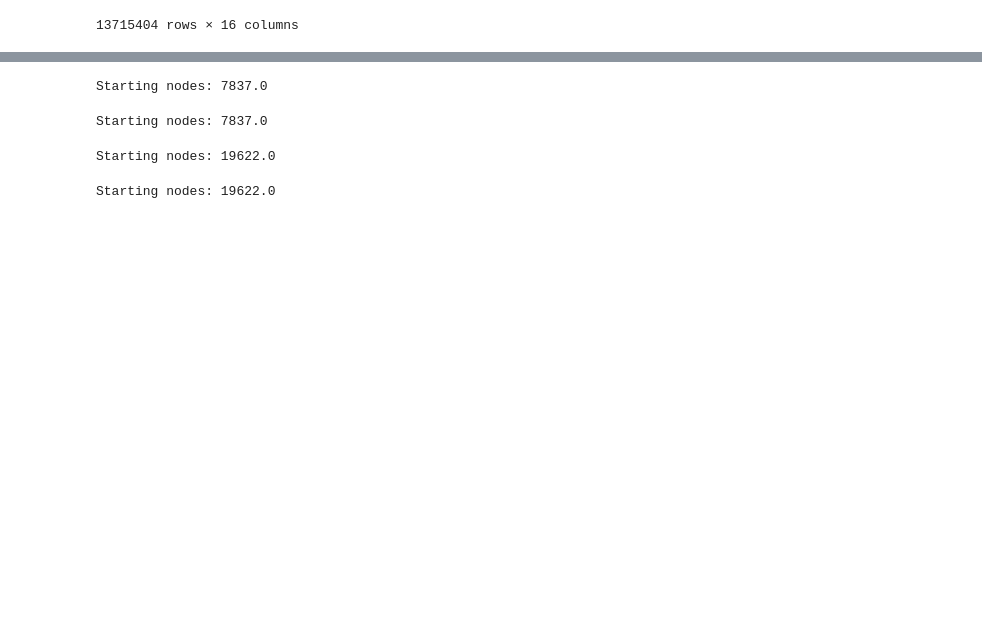
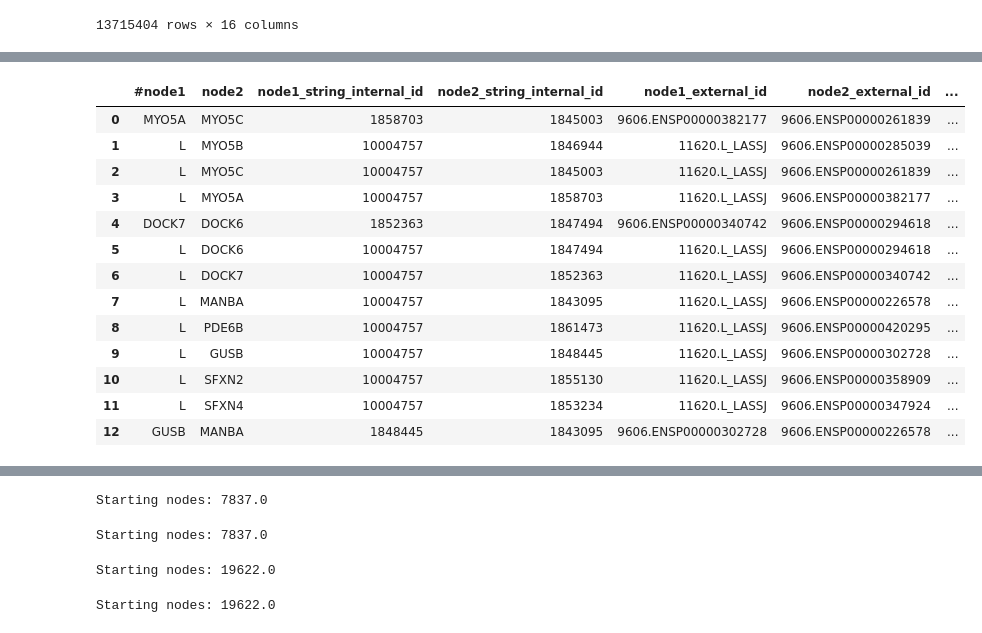
Before and after one commit to tim-stocker/viral_interact, a Jupyter notebook: Notebooks/rvfv.ipynb, the cells around one changed output, grey strips where cells are left out. Cells and saved outputs as stored; diff of their text form; code cells hidden in the pictures; blank space fills up the shorter version.

```diff
--- a/Notebooks/rvfv.ipynb
+++ b/Notebooks/rvfv.ipynb
@@ -16,0 +13,16 @@ response = requests.get("https://string-db.org/api/tsv/interaction_partners?iden
+# %%
+dir_name = os.path.join("..", "Data")
+
+df_human = pd.read_csv(os.path.join(dir_name, "9606.protein.links.full.v12.0.txt"), sep=" ")
+df_rvfv = pd.read_csv(os.path.join(dir_name, "string_interactions.tsv"), sep="\t")
+
+df_denv = pd.read_csv(os.path.join(dir_name, "den_2_interactions.tsv"), sep="\t")
+
+df_lasv = pd.read_csv(os.path.join(dir_name, "lassa_interactions.tsv"), sep="\t")
+
+df_id_conversions = pd.read_csv(os.path.join(dir_name, "HUMAN_9606_idmapping_selected.tab"), sep="\t")
+df_id_conversions.columns = ['Uniprot_ID', 'uk1', 'uk2', 'uk3', 'uk4', 'uk5', 'GO_IDs', 'uk6', 'uk7', 'uk8', 'uk9', 'uk10', 'uk11', 'uk12', 'uk13', 'uk14', 'uk15', 'uk16', 'ENSG', 'ENST', 'ENSP', 'uk17']
+
+uniprot_ids = pd.read_csv(os.path.join(dir_name, "9606_uniprot_ids.tsv"), sep="\t")
+
+godag = GODag(os.path.join(dir_name, "go.obo"))
@@ -43,3 +156,20 @@ scaled_scores
+# %%
+df_lasv
+# %% [output]
+|  | #node1 | node2 | node1_string_internal_id | node2_string_internal_id | node1_external_id | node2_external_id | ... |
+| 0 | MYO5A | MYO5C | 1858703 | 1845003 | 9606.ENSP00000382177 | 9606.ENSP00000261839 | ... |
+| 1 | L | MYO5B | 10004757 | 1846944 | 11620.L_LASSJ | 9606.ENSP00000285039 | ... |
+| 2 | L | MYO5C | 10004757 | 1845003 | 11620.L_LASSJ | 9606.ENSP00000261839 | ... |
+| 3 | L | MYO5A | 10004757 | 1858703 | 11620.L_LASSJ | 9606.ENSP00000382177 | ... |
+| 4 | DOCK7 | DOCK6 | 1852363 | 1847494 | 9606.ENSP00000340742 | 9606.ENSP00000294618 | ... |
+| 5 | L | DOCK6 | 10004757 | 1847494 | 11620.L_LASSJ | 9606.ENSP00000294618 | ... |
+| 6 | L | DOCK7 | 10004757 | 1852363 | 11620.L_LASSJ | 9606.ENSP00000340742 | ... |
+| 7 | L | MANBA | 10004757 | 1843095 | 11620.L_LASSJ | 9606.ENSP00000226578 | ... |
+| 8 | L | PDE6B | 10004757 | 1861473 | 11620.L_LASSJ | 9606.ENSP00000420295 | ... |
+| 9 | L | GUSB | 10004757 | 1848445 | 11620.L_LASSJ | 9606.ENSP00000302728 | ... |
+| 10 | L | SFXN2 | 10004757 | 1855130 | 11620.L_LASSJ | 9606.ENSP00000358909 | ... |
+| 11 | L | SFXN4 | 10004757 | 1853234 | 11620.L_LASSJ | 9606.ENSP00000347924 | ... |
+| 12 | GUSB | MANBA | 1848445 | 1843095 | 9606.ENSP00000302728 | 9606.ENSP00000226578 | ... |
 # %%
 unique_prots = set(df_human["protein1"]) | set(df_human["protein2"])
 #print(len(unique_prots))
```
Also changed, not shown: parts of 67 cells of this notebook, 1 other file.
